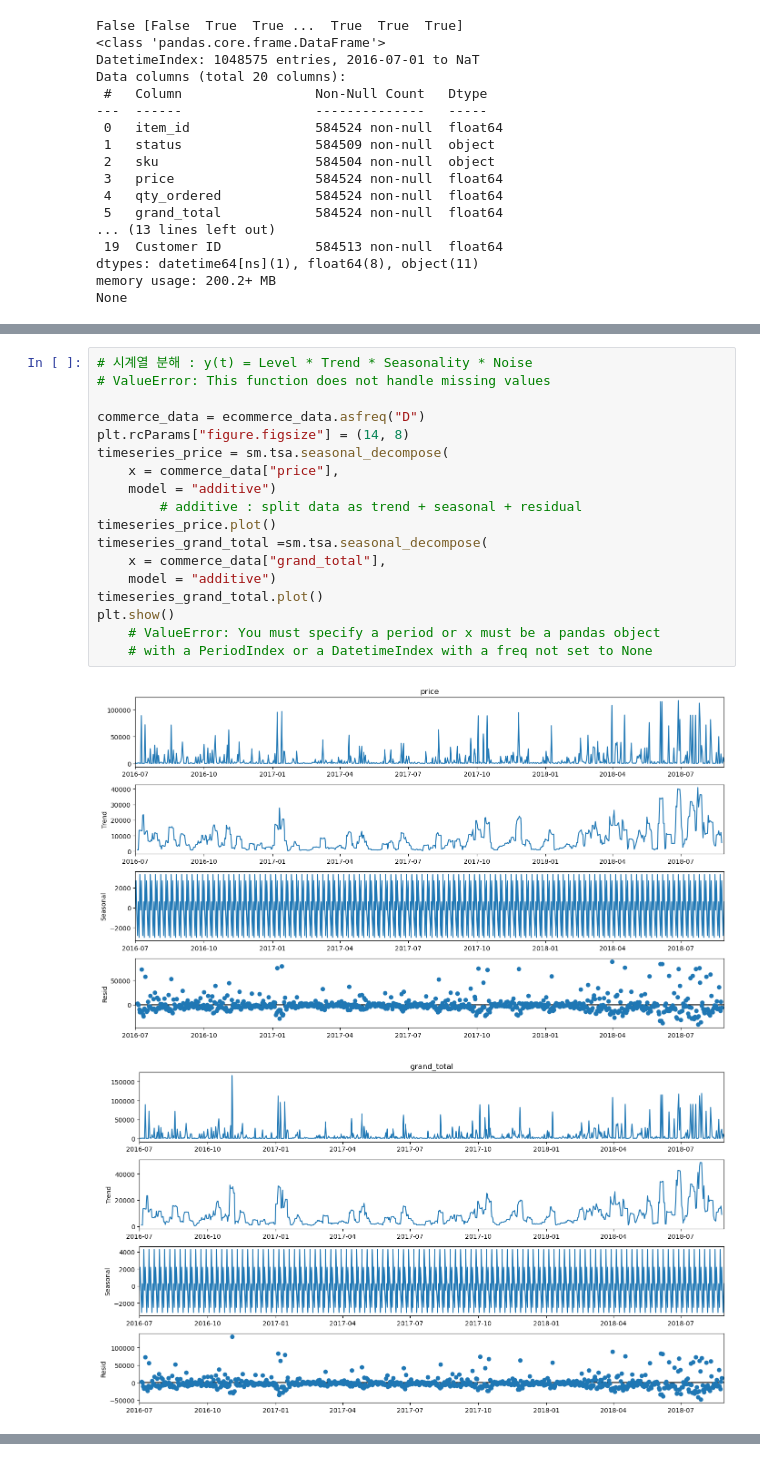
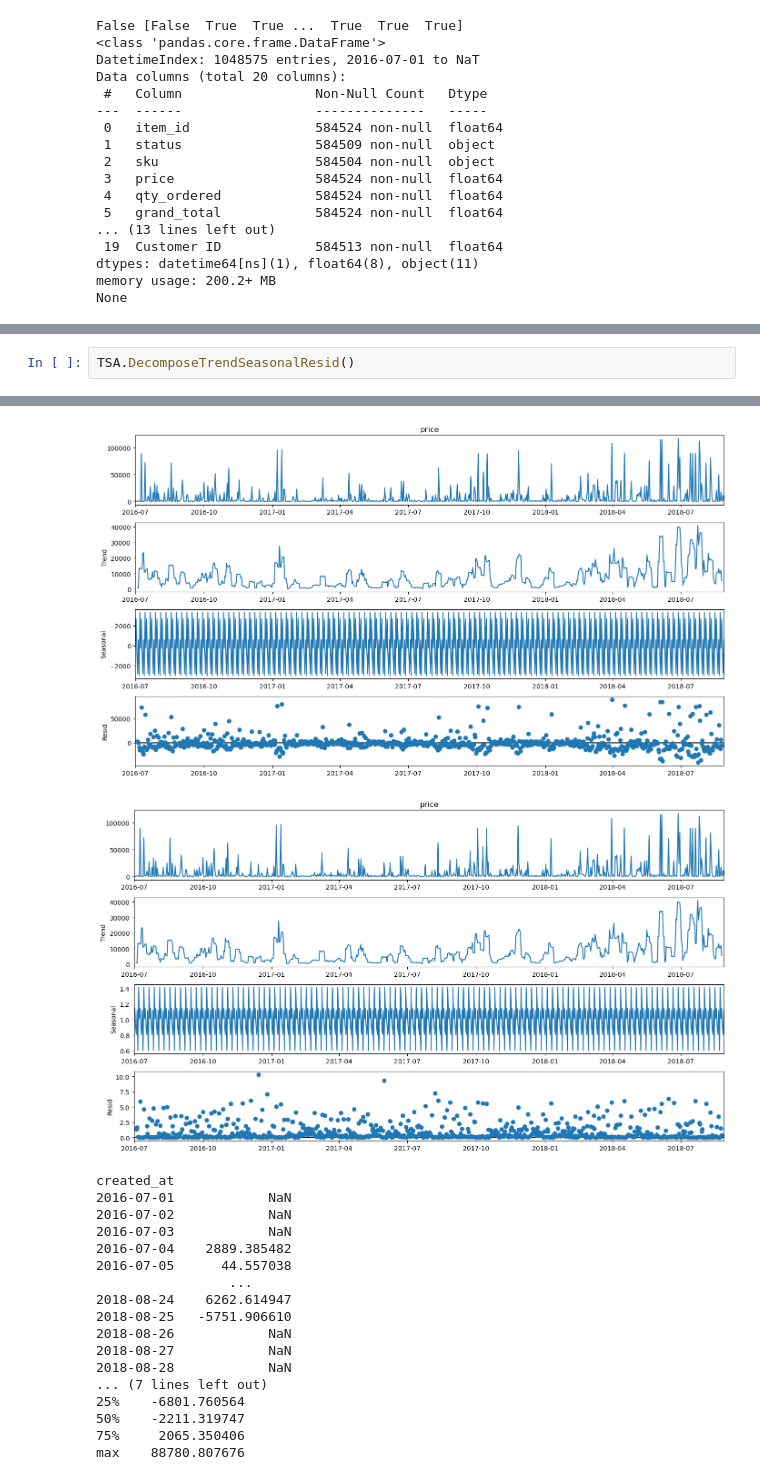
Before and after one commit to ksydata/HanaDTUniv_ToyObject, a Jupyter notebook: TimeSeriesDataAnalysis.ipynb, the cells around one changed output, grey strips where cells are left out. Drawn from its saved outputs; the diff is of its cells as text.

Commit message:
trial&error1

```diff
--- a/TimeSeriesDataAnalysis.ipynb
+++ b/TimeSeriesDataAnalysis.ipynb
@@ -351,21 +383,3 @@ dtype: int64
-# %%
-# 시계열 분해 : y(t) = Level * Trend * Seasonality * Noise
-# ValueError: This function does not handle missing values
-
-commerce_data = ecommerce_data.asfreq("D")
-plt.rcParams["figure.figsize"] = (14, 8)
-timeseries_price = sm.tsa.seasonal_decompose(
-    x = commerce_data["price"],
-    model = "additive")
-        # additive : split data as trend + seasonal + residual
-timeseries_price.plot()
-timeseries_grand_total =sm.tsa.seasonal_decompose(
-    x = commerce_data["grand_total"],
-    model = "additive")
-timeseries_grand_total.plot()
-plt.show()
-    # ValueError: You must specify a period or x must be a pandas object
-    # with a PeriodIndex or a DatetimeIndex with a freq not set to None
-# %% [output]
-[figure, removed]
-[figure, removed]
+# %%
+TSA.DecomposeTrendSeasonalResid()
+# %% [output]
@@ -371,0 +403,19 @@ plt.show()
+[figure, added]
+[figure, added]
+created_at
+2016-07-01            NaN
+2016-07-02            NaN
+2016-07-03            NaN
+2016-07-04    2889.385482
+2016-07-05      44.557038
+                 ...
+2018-08-24    6262.614947
+2018-08-25   -5751.906610
+2018-08-26            NaN
+2018-08-27            NaN
+2018-08-28            NaN
+... (7 lines left out)
+25%    -6801.760564
+50%    -2211.319747
+75%     2065.350406
+max    88780.807676
```
Also changed, not shown: parts of 7 cells of this notebook.
